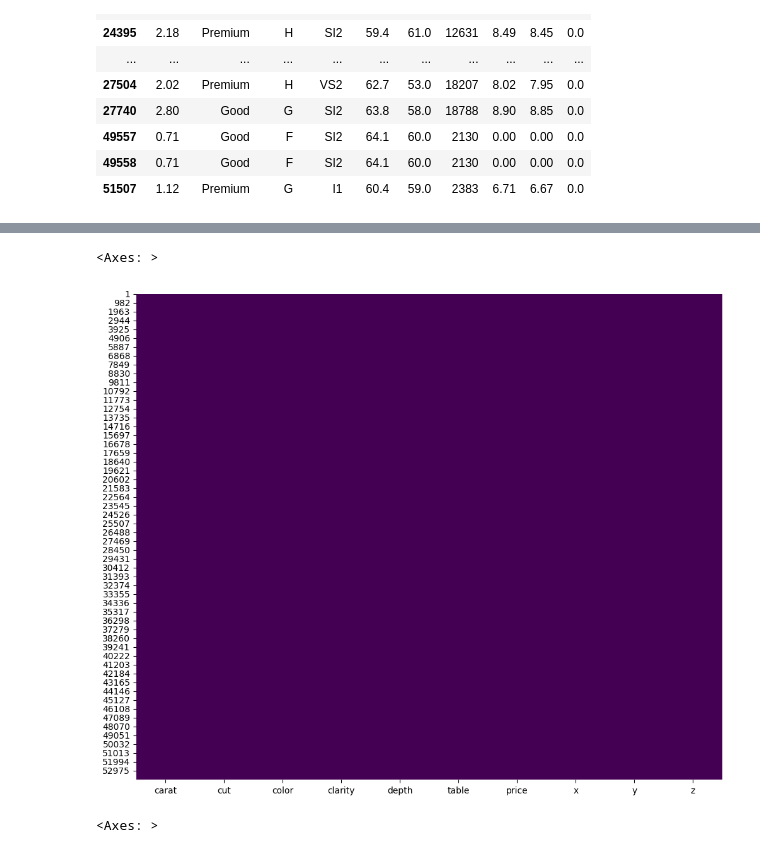
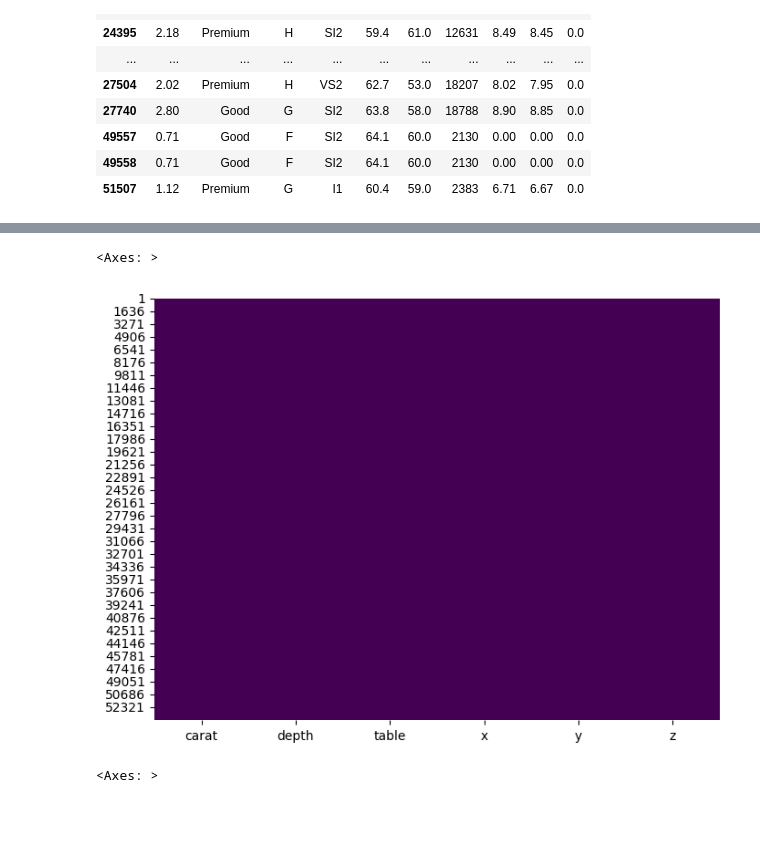
Before and after one commit to rsouza/MasterClassUseCase, a Jupyter notebook: 2_Regression/Diamond_Prices/Diamonds_demo.ipynb, the cells around one changed output, grey strips where cells are left out. Drawn from its saved outputs; the diff is of its cells as text; code cells hidden in the pictures; blank space fills up the shorter version.

```diff
--- a/2_Regression/Diamond_Prices/Diamonds_demo.ipynb
+++ b/2_Regression/Diamond_Prices/Diamonds_demo.ipynb
@@ -239,5 +239,5 @@ df[df['x']*df['y']*df['z'] == 0]
 | 49558 | 0.71 | Good | F | SI2 | 64.1 | 60.0 | 2130 | 0.00 | 0.00 | 0.0 |
 | 51507 | 1.12 | Premium | G | I1 | 60.4 | 59.0 | 2383 | 6.71 | 6.67 | 0.0 |
 # %%
-df[ind] = df['x'] == 0 or df['y'] == 0
+df[(df['x'] == 0) | (df['y'] == 0) | (df['z'] == 0)]
 # %% [output]
@@ -245,9 +261,10 @@ ValueError: The truth value of a Series is ambiguous. Use a.empty, a.bool(), a.i
 # %%
-plt.figure(figsize=(12,10))
-sns.heatmap(df.isnull(),cbar=False,cmap='viridis')
+dfnum = df.select_dtypes(include = ['float64'])
+plt.figure(figsize=(8,6))
+sns.heatmap(dfnum.isnull(),cbar=False,cmap='viridis')
 # %% [output]
 <Axes: >
-[figure, old version]
+[figure, new version]
 # %%
 import missingno as msno
 # %%
```
Also changed, not shown: parts of 2 cells of this notebook, 1 other file.
